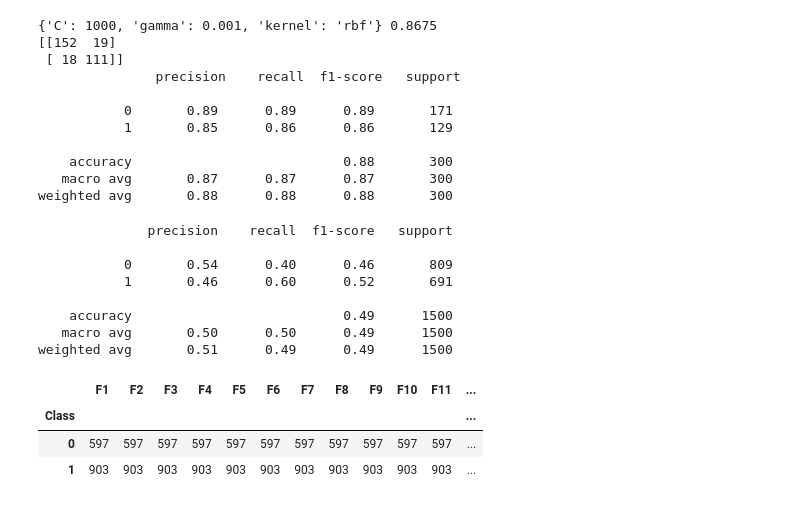
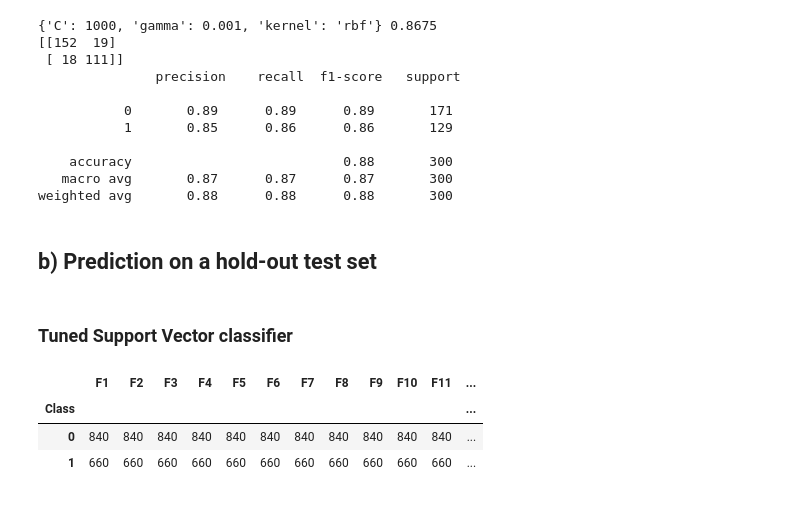
Before and after one commit to ab17254/ce802, a Jupyter notebook: CE802_P2_Notebook.ipynb, the cells around one changed output. Cells and saved outputs as stored; diff of their text form; code cells hidden in the pictures.

```diff
--- a/CE802_P2_Notebook.ipynb
+++ b/CE802_P2_Notebook.ipynb
@@ -121,0 +103,3 @@ dtype: object
+# %%
+x_test_data = test.loc[:, features].to_numpy()
+print(x.shape)
@@ -122,13 +108,19 @@ dtype: object
 # %%
-#preprocessing
+#preprocessing of training data
 k_fold = KFold(n_splits=5)
-x_or = x.copy()
+x_copy = x.copy()
 for train_indices, test_indices in k_fold.split(x):
-    mean = np.nanmean(x_or[train_indices, 1])
-    x[np.isnan(x_or[:,1]), 1] = mean
+    mean = np.nanmean(x_copy[train_indices, 1])
+    x[np.isnan(x_copy[:,1]), 1] = mean
     ss = StandardScaler()
     ss.fit(x[train_indices, :])
     x_train = ss.transform(x[train_indices, :])
     x_test = ss.transform(x[test_indices, :])
     y_train = y[train_indices]
     y_test = y[test_indices]
+# %%
+# preprocessing of test data
+mean = np.nanmean(x_test_data)
+x_test_data[np.isnan(x_test_data)] = mean
+ss = StandardScaler()
+x_test_fitted = ss.fit_transform(x_test_data)
@@ -284,18 +271,14 @@ data_test['Class'] = y_new
-# %%
-print(classification_report(y, y_new))
-# %% [output]
-              precision    recall  f1-score   support
-
-           0       0.54      0.40      0.46       809
-           1       0.46      0.60      0.52       691
-
-    accuracy                           0.49      1500
-   macro avg       0.50      0.50      0.49      1500
-weighted avg       0.51      0.49      0.49      1500
+# %% [markdown]
+## b) Prediction on a hold-out test set
+# %% [markdown]
+### Tuned Support Vector classifier
+# %%
+y_test = svc_cv.predict(x_test_fitted)
+test['Class'] = y_test
 # %%
-data_test.groupby('Class').count()
+test.groupby('Class').count()
 # %% [output]
 |  | F1 | F2 | F3 | F4 | F5 | F6 | F7 | F8 | F9 | F10 | F11 | ... |
 | Class |  |  |  |  |  |  |  |  |  |  |  | ... |
-| 0 | 597 | 597 | 597 | 597 | 597 | 597 | 597 | 597 | 597 | 597 | 597 | ... |
-| 1 | 903 | 903 | 903 | 903 | 903 | 903 | 903 | 903 | 903 | 903 | 903 | ... |
+| 0 | 840 | 840 | 840 | 840 | 840 | 840 | 840 | 840 | 840 | 840 | 840 | ... |
+| 1 | 660 | 660 | 660 | 660 | 660 | 660 | 660 | 660 | 660 | 660 | 660 | ... |
```
Also changed, not shown: parts of 9 cells of this notebook.
